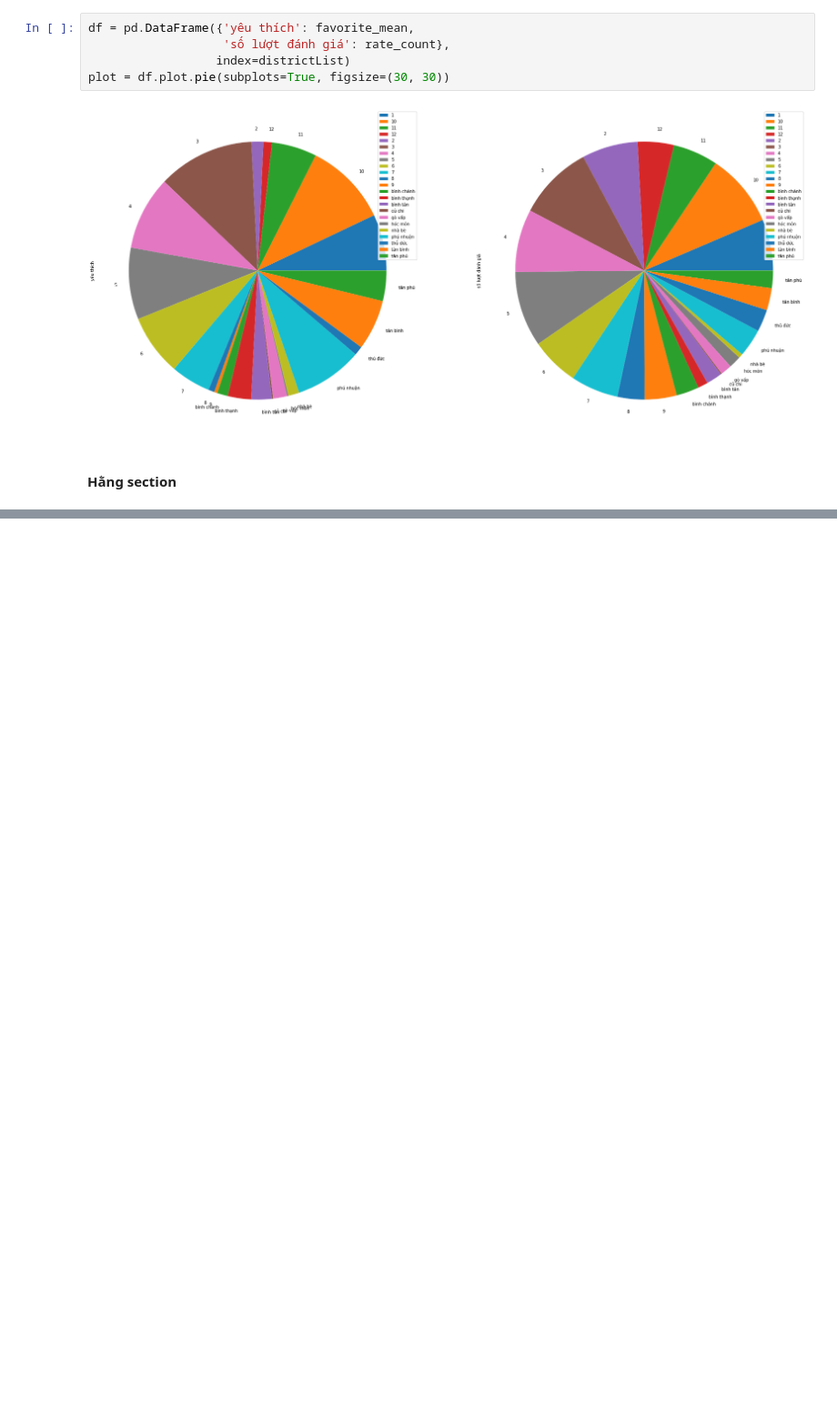
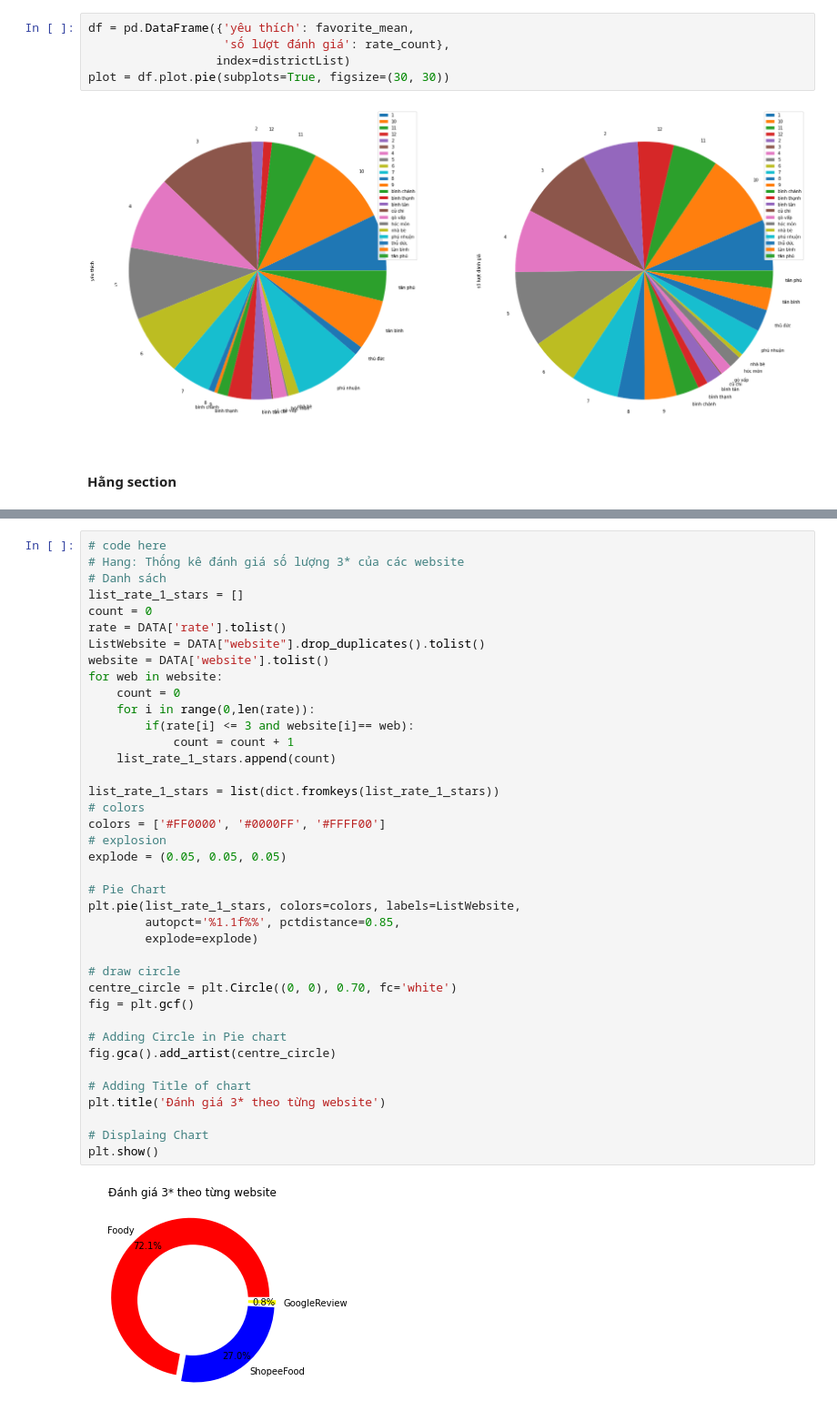
Before and after one commit to thafnhlong/HCMUS-UNIV-WebScience-VisualizeData, a Jupyter notebook: Source.ipynb, the cells around one changed output, grey strips where cells are left out. Shown at 91% size. Saved outputs shown, nothing was run; the diff lists cells and outputs as text; blank space fills up the shorter version.

```diff
--- a/Source.ipynb
+++ b/Source.ipynb
@@ -1146,0 +1172,41 @@ plt.show()
+# %%
+# code here
+# Hang: Thống kê đánh giá số lượng 3* của các website
+# Danh sách
+list_rate_1_stars = []
+count = 0
+rate = DATA['rate'].tolist()
+ListWebsite = DATA["website"].drop_duplicates().tolist()
+website = DATA['website'].tolist()
+for web in website:
+    count = 0
+    for i in range(0,len(rate)):
+        if(rate[i] <= 3 and website[i]== web):
+            count = count + 1
+    list_rate_1_stars.append(count)
+
+list_rate_1_stars = list(dict.fromkeys(list_rate_1_stars))
+# colors
+colors = ['#FF0000', '#0000FF', '#FFFF00']
+# explosion
+explode = (0.05, 0.05, 0.05)
+
+# Pie Chart
+plt.pie(list_rate_1_stars, colors=colors, labels=ListWebsite,
+        autopct='%1.1f%%', pctdistance=0.85,
+        explode=explode)
+
+# draw circle
+centre_circle = plt.Circle((0, 0), 0.70, fc='white')
+fig = plt.gcf()
+
+# Adding Circle in Pie chart
+fig.gca().add_artist(centre_circle)
+
+# Adding Title of chart
+plt.title('Đánh giá 3* theo từng website')
+
+# Displaing Chart
+plt.show()
+# %% [output]
+[figure, added]
```
Also changed, not shown: parts of 4 cells of this notebook.
